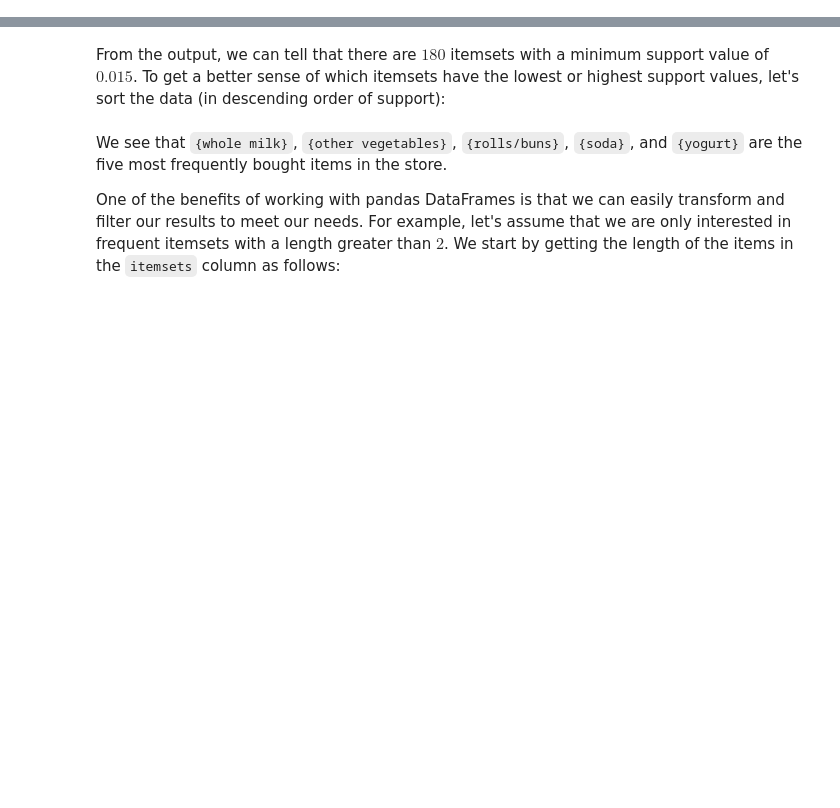
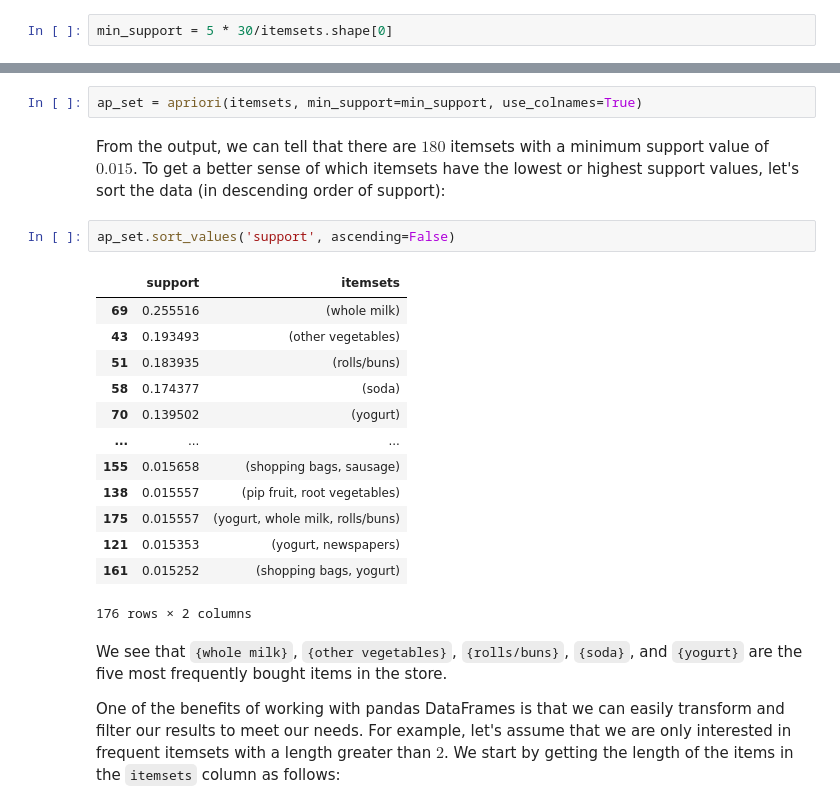
Before and after one commit to kurasaki/machine-learning-with-python-association-rules-3209139, a Jupyter notebook: src/02b.ipynb, the cells around one changed output, grey strips where cells are left out. Saved outputs shown, nothing was run; the diff lists cells and outputs as text; blank space fills up the shorter version.

```diff
--- a/src/02b.ipynb
+++ b/src/02b.ipynb
@@ -64,10 +102,30 @@ Now that we have our transactions in a compatible format (one-hot encoded pandas
 The `apriori` function takes several arguments. The first one is the pandas DataFrame of the transactions we wish to analyze. The second is the minimum support threshold of the itemsets we consider frequent. This value specifies how often an itemset must occur in the transaction set in order to warrant our attention.
 
 Let’s assume that we only want to focus our attention on itemsets that occur at least $5$ times a day. Given that our data is for $30$ days and our dataset has $9,835$ transactions, this means that we need to set our minimum support threshold to $ 5 \times \frac{30}{9835} \approx 0.015$.
+# %%
+min_support = 5 * 30/itemsets.shape[0]
 # %% [markdown]
 By default, the `apriori` function returns the numeric column indices of the items in the transaction set. For ease of interpretation, we set the `use_colnames` argument within the function to `True`. This tells the function to return item names instead of integer values. Let's see what we got.
+# %%
+ap_set = apriori(itemsets, min_support=min_support, use_colnames=True)
 # %% [markdown]
 From the output, we can tell that there are $180$ itemsets with a minimum support value of $0.015$. To get a better sense of which itemsets have the lowest or highest support values, let's sort the data (in descending order of support):
+# %%
+ap_set.sort_values('support', ascending=False)
+# %% [output]
+|  | support | itemsets |
+| 69 | 0.255516 | (whole milk) |
+| 43 | 0.193493 | (other vegetables) |
+| 51 | 0.183935 | (rolls/buns) |
+| 58 | 0.174377 | (soda) |
+| 70 | 0.139502 | (yogurt) |
+| ... | ... | ... |
+| 155 | 0.015658 | (shopping bags, sausage) |
+| 138 | 0.015557 | (pip fruit, root vegetables) |
+| 175 | 0.015557 | (yogurt, whole milk, rolls/buns) |
+| 121 | 0.015353 | (yogurt, newspapers) |
+| 161 | 0.015252 | (shopping bags, yogurt) |
+176 rows × 2 columns
 # %% [markdown]
 We see that `{whole milk}`, `{other vegetables}`, `{rolls/buns}`, `{soda}`, and `{yogurt}` are the five most frequently bought items in the store.
 
```
Also changed, not shown: parts of 28 cells of this notebook.
